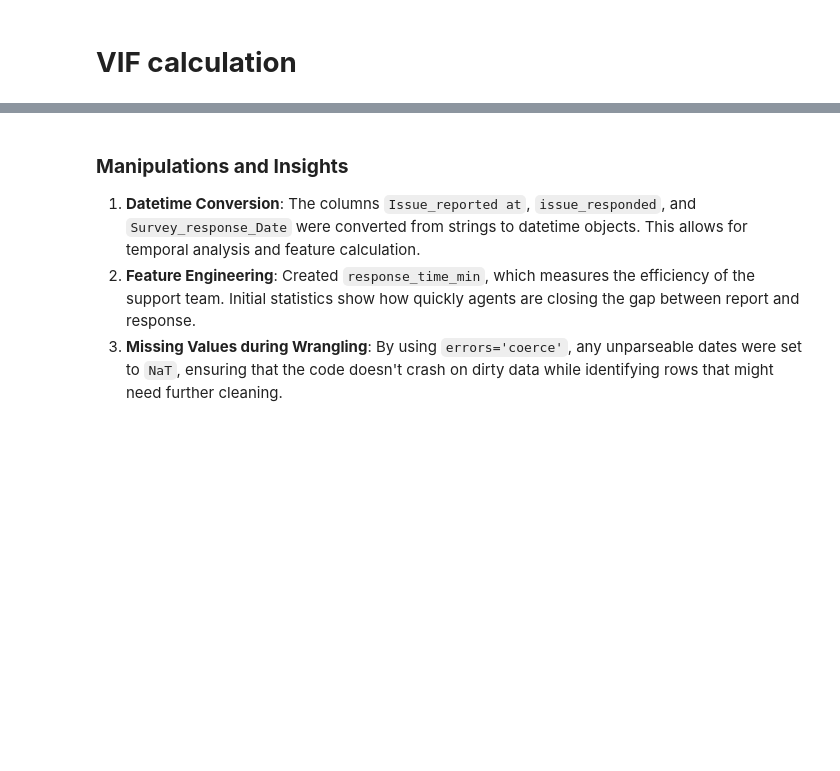
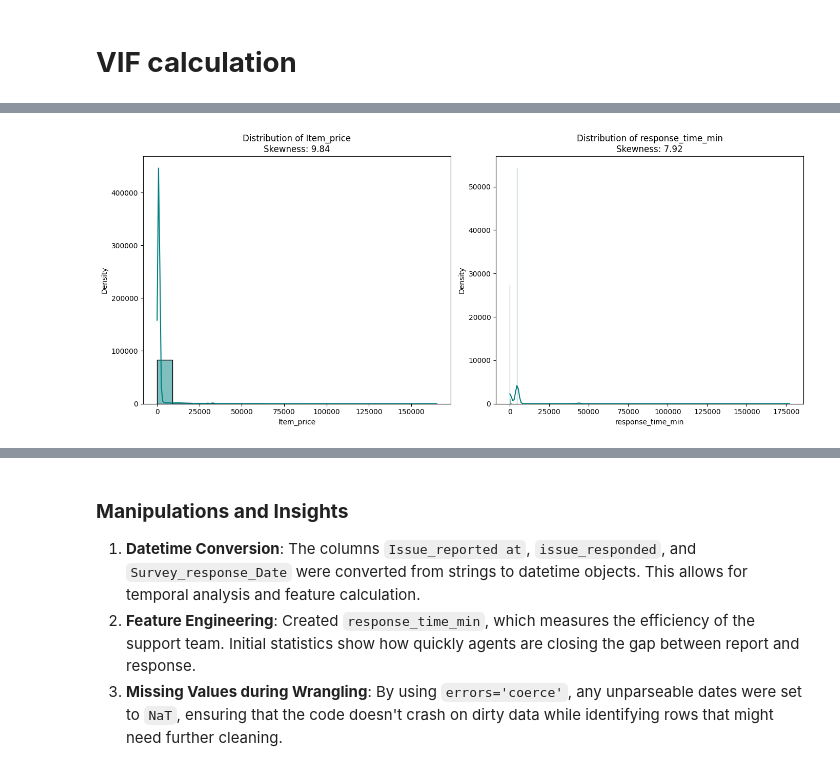
Before and after one commit to amol004/E-Commerce-Customer-Satisfaction-Score-Prediction-Deep-Learning, a Jupyter notebook: E_Commerce_Customer_Satisfaction_Score_Prediction.ipynb, the cells around one changed output, grey strips where cells are left out. Saved outputs shown, nothing was run; the diff lists cells and outputs as text; code cells hidden in the pictures; blank space fills up the shorter version.

```diff
--- a/E_Commerce_Customer_Satisfaction_Score_Prediction.ipynb
+++ b/E_Commerce_Customer_Satisfaction_Score_Prediction.ipynb
@@ -470,3 +470,21 @@ Updated Dataframe Head:
 | 2 | 200814dd-27c7-4149-ba2b-bd3af3092880 | Inbound | Order Related | Installation/demo | c273368d-b961-44cb-beaf-62d6fd6c00d5 | 2023-09-08 11:55:00 | 2023-01-08 20:16:00 | ... |
 | 3 | eb0d3e53-c1ca-42d3-8486-e42c8d622135 | Inbound | Returns | Reverse Pickup Enquiry | 5aed0059-55a4-4ec6-bb54-97942092020a | 2023-09-08 11:55:00 | 2023-01-08 20:56:00 | ... |
 | 4 | ba903143-1e54-406c-b969-46c52f92e5df | Inbound | Cancellation | Not Needed | e8bed5a9-6933-4aff-9dc6-ccefd7dcde59 | 2023-09-08 11:55:00 | 2023-01-08 10:30:00 | ... |
+# %%
+# Visualizing skewness for numerical features
+numeric_cols = df.select_dtypes(include=[np.number]).drop(columns=['CSAT Score'], errors='ignore').columns
+
+plt.figure(figsize=(14, 6))
+
+for i, col in enumerate(numeric_cols, 1):
+    plt.subplot(1, len(numeric_cols), i)
+    skew_val = df[col].skew()
+    sns.histplot(df[col], kde=True, color='teal')
+    plt.title(f'Distribution of {col}\nSkewness: {skew_val:.2f}')
+    plt.xlabel(col)
+    plt.ylabel('Density')
+
+plt.tight_layout()
+plt.show()
+# %% [output]
+[figure, added]
```
Also changed, not shown: parts of 3 cells of this notebook.
